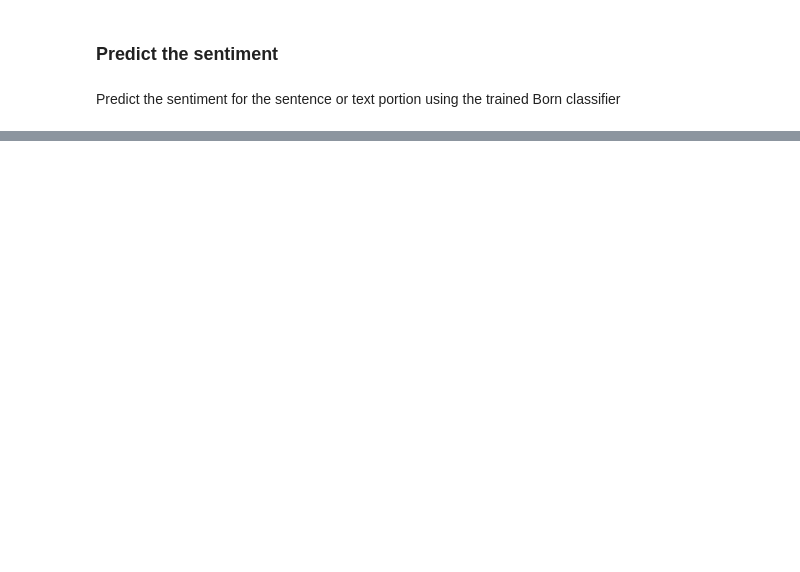
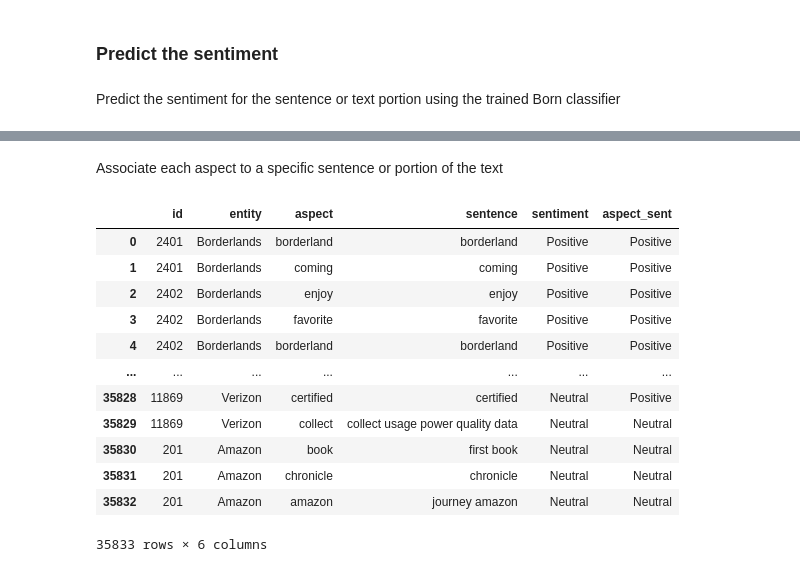
Before and after one commit to scagiu99/Explain-you-opinion, a Jupyter notebook: Project.ipynb, the cells around one changed output, grey strips where cells are left out. Saved outputs shown, nothing was run; the diff lists cells and outputs as text; code cells hidden in the pictures; blank space fills up the shorter version.

```diff
--- a/Project.ipynb
+++ b/Project.ipynb
@@ -1055,0 +1059,54 @@ plt.show()
+# %% [markdown]
+ Associate each aspect to a specific sentence or portion of the text
+# %%
+def extract_aspects(text, aspects):
+    doc = nlp(text)
+    aspect_sentences = {aspect: [] for aspect in aspects}
+
+    for sent in doc.sents:
+        for aspect_id, aspect in aspects:
+            if aspect in sent.text:
+                # Dependency parsing to find the syntactic relation between aspect and sentence
+                for token in sent:
+                    if token.text == aspect:
+                        subtree_span = doc[token.left_edge.i : token.right_edge.i + 1]
+                        aspect_sentence = subtree_span.text
+                        aspect_sentences[(aspect_id, aspect)].append(aspect_sentence)
+
+    return aspect_sentences
+# %%
+aspect_df = []
+
+for i, row in tqdm(data.iterrows(), total=data.shape[0]):
+    id = row['tweet_ID']
+    entity = row['entity']
+    sentiment = row['sentiment']
+    text = row['text']
+
+    aspects = [(id, feature) for (id, cluster) in clusters.items() for feature in cluster]
+    aspect_sentences = extract_aspects(text, aspects)
+
+    for (id_aspect, aspect), sentences in aspect_sentences.items():
+        if sentences:
+            for sentence in sentences:
+              aspect_sent = find_aspect_sent(aspect)
+              aspect_df.append((id, entity, aspect, sentence, sentiment, aspect_sent ))
+
+aspect_data = pd.DataFrame(aspect_df, columns=['id', 'entity', 'aspect', 'sentence', 'sentiment', 'aspect_sent'])
+# %%
+aspect_data = aspect_data.drop_duplicates(ignore_index=True)
+aspect_data
+# %% [output]
+|  | id | entity | aspect | sentence | sentiment | aspect_sent |
+| 0 | 2401 | Borderlands | borderland | borderland | Positive | Positive |
+| 1 | 2401 | Borderlands | coming | coming | Positive | Positive |
+| 2 | 2402 | Borderlands | enjoy | enjoy | Positive | Positive |
+| 3 | 2402 | Borderlands | favorite | favorite | Positive | Positive |
+| 4 | 2402 | Borderlands | borderland | borderland | Positive | Positive |
+| ... | ... | ... | ... | ... | ... | ... |
+| 35828 | 11869 | Verizon | certified | certified | Neutral | Positive |
+| 35829 | 11869 | Verizon | collect | collect usage power quality data | Neutral | Neutral |
+| 35830 | 201 | Amazon | book | first book | Neutral | Neutral |
+| 35831 | 201 | Amazon | chronicle | chronicle | Neutral | Neutral |
+| 35832 | 201 | Amazon | amazon | journey amazon | Neutral | Neutral |
+35833 rows × 6 columns
```
Also changed, not shown: parts of 34 cells of this notebook.
